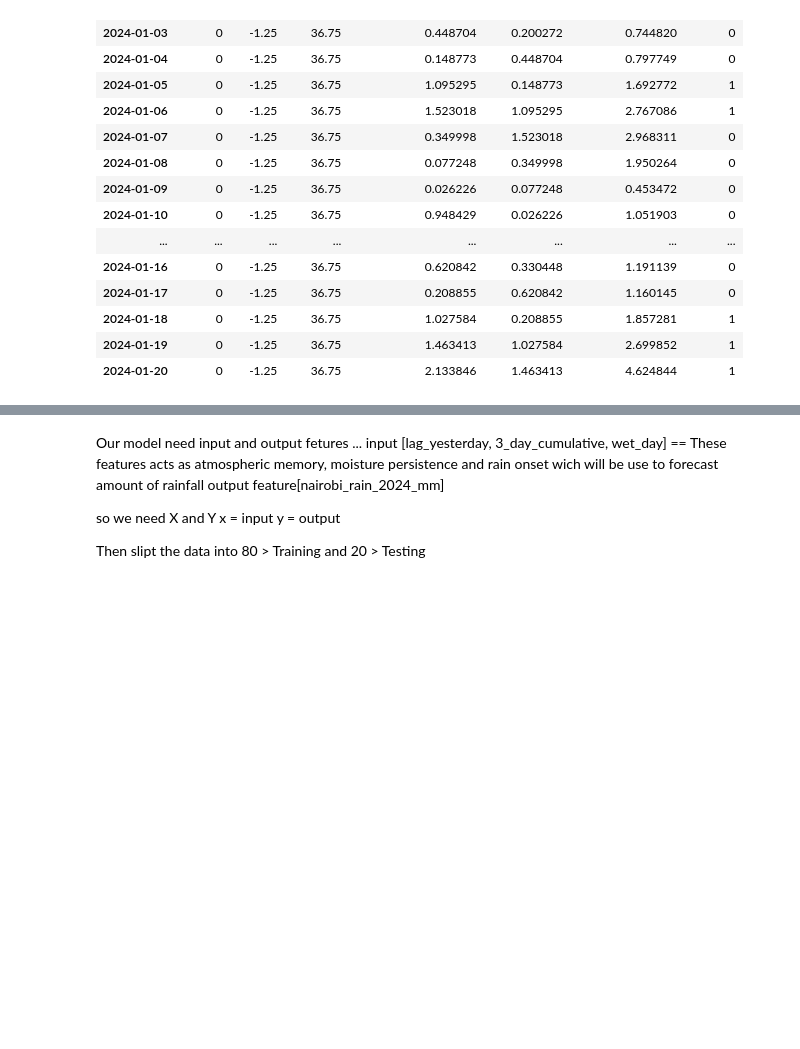
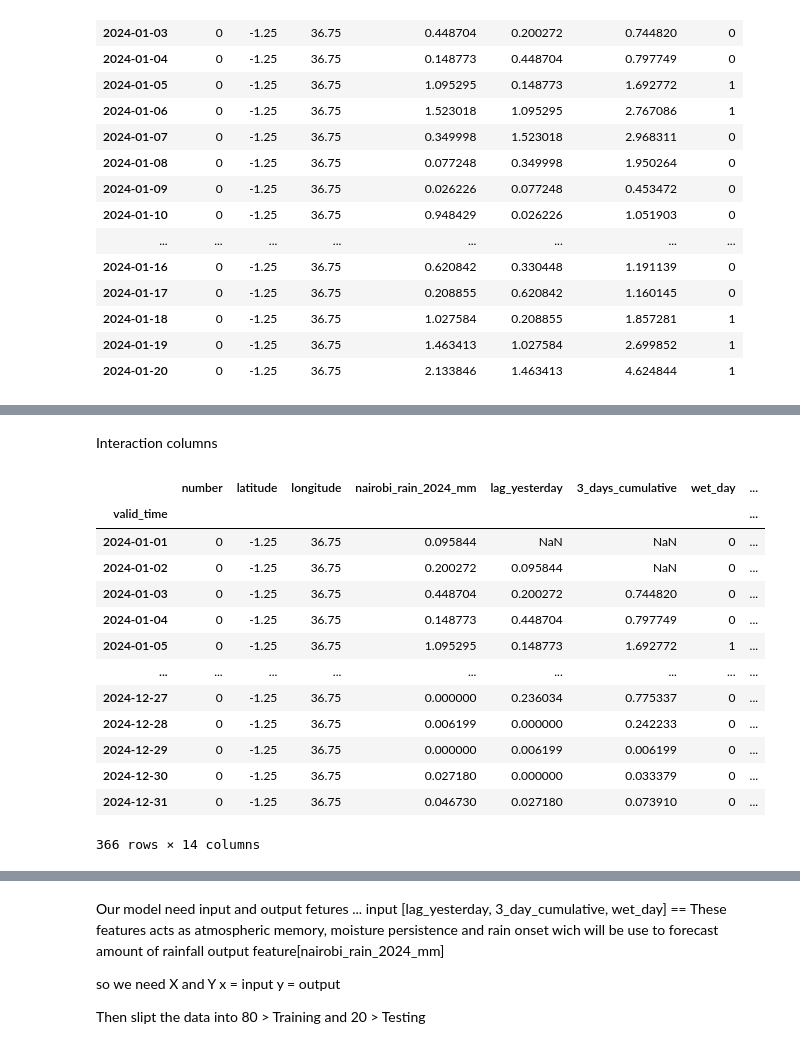
Before and after one commit to Erickpython/python_for_meteorology, a Jupyter notebook: Rainfall Prediction/simple_rainfall_predict_model.ipynb, the cells around one changed output, grey strips where cells are left out. Cells and saved outputs as stored; diff of their text form; code cells hidden in the pictures; blank space fills up the shorter version.

```diff
--- a/Rainfall Prediction/simple_rainfall_predict_model.ipynb
+++ b/Rainfall Prediction/simple_rainfall_predict_model.ipynb
@@ -169,3 +203,25 @@ df_nairobi.head(20)
+# %% [markdown]
+Interaction columns
+# %%
+df_nairobi["lag_cum"] = df_nairobi["3_days_cumulative"] * df_nairobi["lag_yesterday"]
+df_nairobi["lag^2_cum"] = df_nairobi["lag^2"] * df_nairobi["3_days_cumulative"]
+df_nairobi["lag_cum^2"] = df_nairobi["lag_yesterday"] * df_nairobi["cum^2"]
+df_nairobi
+# %% [output]
+|  | number | latitude | longitude | nairobi_rain_2024_mm | lag_yesterday | 3_days_cumulative | wet_day | ... |
+| valid_time |  |  |  |  |  |  |  | ... |
+| 2024-01-01 | 0 | -1.25 | 36.75 | 0.095844 | NaN | NaN | 0 | ... |
+| 2024-01-02 | 0 | -1.25 | 36.75 | 0.200272 | 0.095844 | NaN | 0 | ... |
+| 2024-01-03 | 0 | -1.25 | 36.75 | 0.448704 | 0.200272 | 0.744820 | 0 | ... |
+| 2024-01-04 | 0 | -1.25 | 36.75 | 0.148773 | 0.448704 | 0.797749 | 0 | ... |
+| 2024-01-05 | 0 | -1.25 | 36.75 | 1.095295 | 0.148773 | 1.692772 | 1 | ... |
+| ... | ... | ... | ... | ... | ... | ... | ... | ... |
+| 2024-12-27 | 0 | -1.25 | 36.75 | 0.000000 | 0.236034 | 0.775337 | 0 | ... |
+| 2024-12-28 | 0 | -1.25 | 36.75 | 0.006199 | 0.000000 | 0.242233 | 0 | ... |
+| 2024-12-29 | 0 | -1.25 | 36.75 | 0.000000 | 0.006199 | 0.006199 | 0 | ... |
+| 2024-12-30 | 0 | -1.25 | 36.75 | 0.027180 | 0.000000 | 0.033379 | 0 | ... |
+| 2024-12-31 | 0 | -1.25 | 36.75 | 0.046730 | 0.027180 | 0.073910 | 0 | ... |
+366 rows × 14 columns
 # %%
 df_nairobi = df_nairobi.dropna()
 # %%
```
Also changed, not shown: parts of 11 cells of this notebook.
